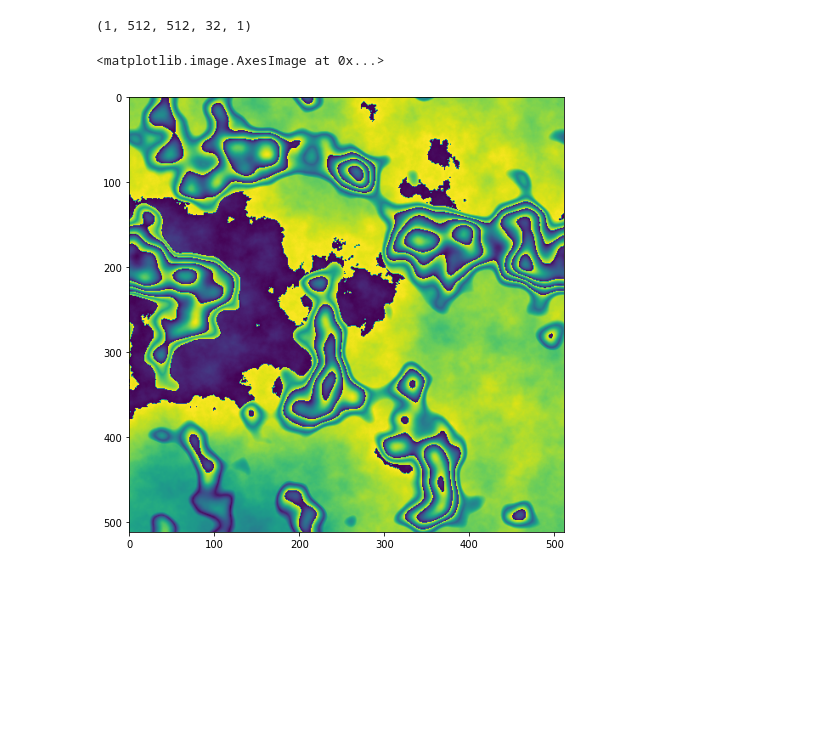
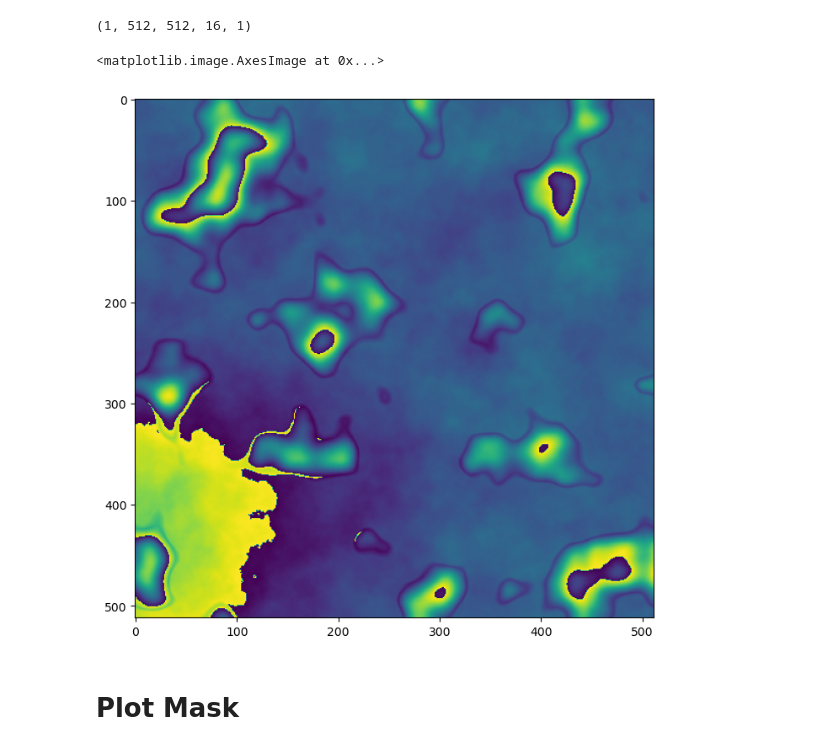
Before and after one commit to asfadmin/AI-Event-Monitoring, a Jupyter notebook: notebooks/time_series_predictions.ipynb, the cells around one changed output. Saved outputs shown, nothing was run; the diff lists cells and outputs as text; code cells hidden in the pictures; blank space fills up the shorter version.

Commit message:
add headers, dependency installation, and OSL friendly path to the time series masking model

```diff
--- a/notebooks/time_series_predictions.ipynb
+++ b/notebooks/time_series_predictions.ipynb
@@ -71,7 +87,7 @@ def mask_simulated(
     None
     """
 
-    n_interferograms = 32
+    n_interferograms = 16
 
     if crop_size == 0:
         crop_size = tile_size
@@ -104,7 +122,7 @@ def mask_simulated(
 tile_size = 512
 crop_size = 512
 
-mask_model_path = 'data/output/models/checkpoints/XTest3DUnet'
+mask_model_path = 'notebooks/models/time_series_masking_model'
 
 mask_model = load_model(mask_model_path)
 
@@ -114,6 +137,6 @@ wrapped, mask, mask_pred = mask_simulated(mask_model, seed=0, tile_size=512)
 # %%
 mask_accumulated = np.zeros((512, 512))
-for i in range(32):
+for i in range(16):
     mask_accumulated += mask_pred[0, :, :, i, 0]
 plt.imshow(np.angle(np.exp(1j * mask_accumulated)))
 # %% [output]
@@ -122,18 +145,20 @@ plt.imshow(np.angle(np.exp(1j * mask_accumulated)))
 # %%
 wrapped_copy = wrapped.transpose().swapaxes(0, 1)
 wrapped_copy = wrapped_copy.reshape((1, *wrapped_copy.shape, 1))
 
 print(wrapped_copy.shape)
 
 arr = np.zeros((512, 512))
-for i in range(32):
+for i in range(16):
     arr += wrapped_copy[0, :, :, i, 0]
 
 plt.imshow(np.angle(np.exp(1j * arr)))
 # %% [output]
-(1, 512, 512, 32, 1)
+(1, 512, 512, 16, 1)
 <matplotlib.image.AxesImage at 0x...>
-[figure, old version]
+[figure, new version]
+# %% [markdown]
+# Plot Mask
 # %%
 plt.imshow(mask)
 # %% [output]
```
Also changed, not shown: parts of 8 cells of this notebook.
